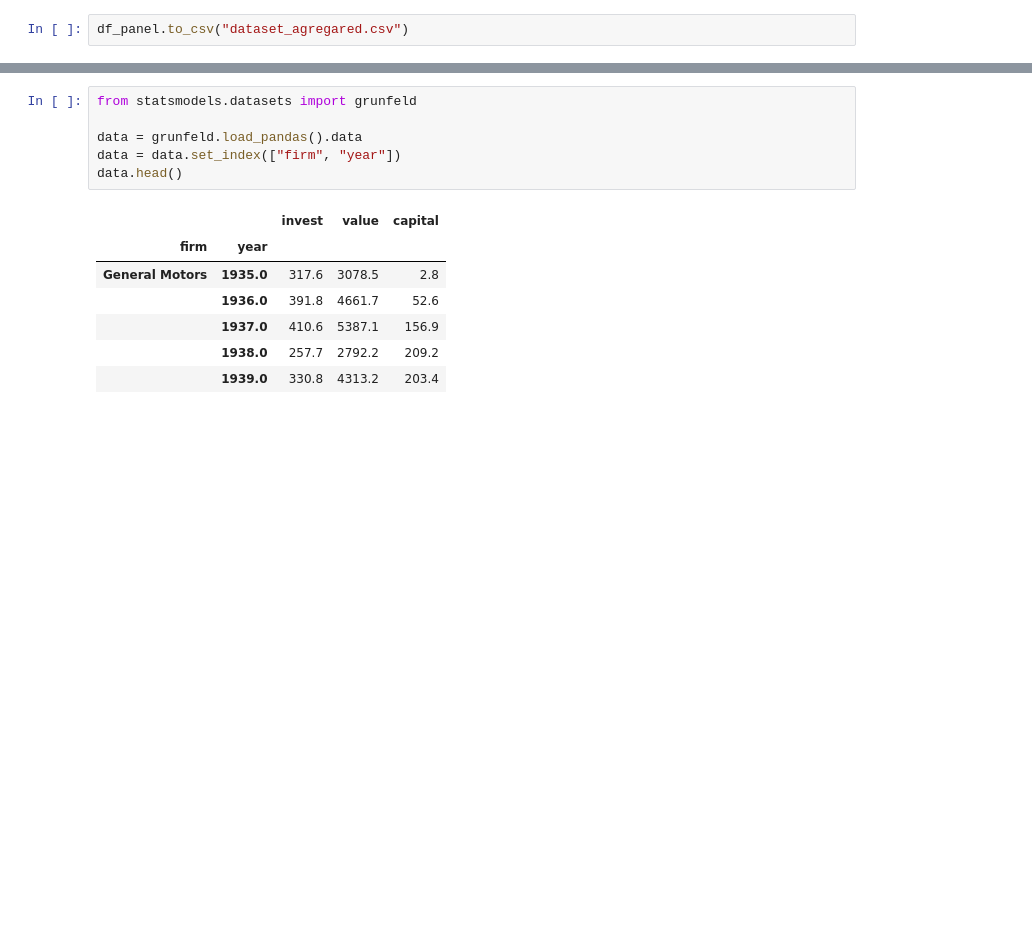
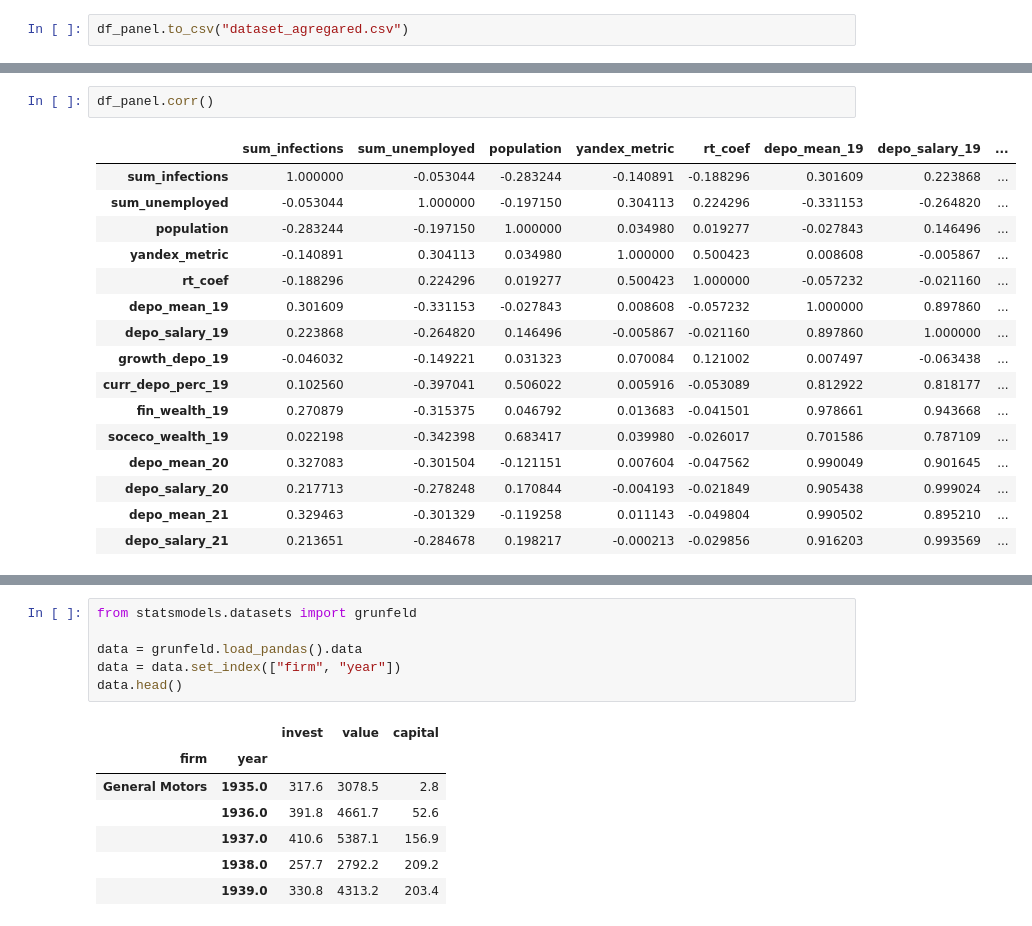
Before and after one commit to Lareton/dano_work_isnt_wolf, a Jupyter notebook: hypothesis_1.ipynb, the cells around one changed output, grey strips where cells are left out. Cells and saved outputs as stored; diff of their text form; blank space fills up the shorter version.

```diff
--- a/hypothesis_1.ipynb
+++ b/hypothesis_1.ipynb
@@ -125,0 +253,19 @@ df_panel
+# %%
+df_panel.corr()
+# %% [output]
+|  | sum_infections | sum_unemployed | population | yandex_metric | rt_coef | depo_mean_19 | depo_salary_19 | ... |
+| sum_infections | 1.000000 | -0.053044 | -0.283244 | -0.140891 | -0.188296 | 0.301609 | 0.223868 | ... |
+| sum_unemployed | -0.053044 | 1.000000 | -0.197150 | 0.304113 | 0.224296 | -0.331153 | -0.264820 | ... |
+| population | -0.283244 | -0.197150 | 1.000000 | 0.034980 | 0.019277 | -0.027843 | 0.146496 | ... |
+| yandex_metric | -0.140891 | 0.304113 | 0.034980 | 1.000000 | 0.500423 | 0.008608 | -0.005867 | ... |
+| rt_coef | -0.188296 | 0.224296 | 0.019277 | 0.500423 | 1.000000 | -0.057232 | -0.021160 | ... |
+| depo_mean_19 | 0.301609 | -0.331153 | -0.027843 | 0.008608 | -0.057232 | 1.000000 | 0.897860 | ... |
+| depo_salary_19 | 0.223868 | -0.264820 | 0.146496 | -0.005867 | -0.021160 | 0.897860 | 1.000000 | ... |
+| growth_depo_19 | -0.046032 | -0.149221 | 0.031323 | 0.070084 | 0.121002 | 0.007497 | -0.063438 | ... |
+| curr_depo_perc_19 | 0.102560 | -0.397041 | 0.506022 | 0.005916 | -0.053089 | 0.812922 | 0.818177 | ... |
+| fin_wealth_19 | 0.270879 | -0.315375 | 0.046792 | 0.013683 | -0.041501 | 0.978661 | 0.943668 | ... |
+| soceco_wealth_19 | 0.022198 | -0.342398 | 0.683417 | 0.039980 | -0.026017 | 0.701586 | 0.787109 | ... |
+| depo_mean_20 | 0.327083 | -0.301504 | -0.121151 | 0.007604 | -0.047562 | 0.990049 | 0.901645 | ... |
+| depo_salary_20 | 0.217713 | -0.278248 | 0.170844 | -0.004193 | -0.021849 | 0.905438 | 0.999024 | ... |
+| depo_mean_21 | 0.329463 | -0.301329 | -0.119258 | 0.011143 | -0.049804 | 0.990502 | 0.895210 | ... |
+| depo_salary_21 | 0.213651 | -0.284678 | 0.198217 | -0.000213 | -0.029856 | 0.916203 | 0.993569 | ... |
```
Also changed, not shown: parts of 35 cells of this notebook.
